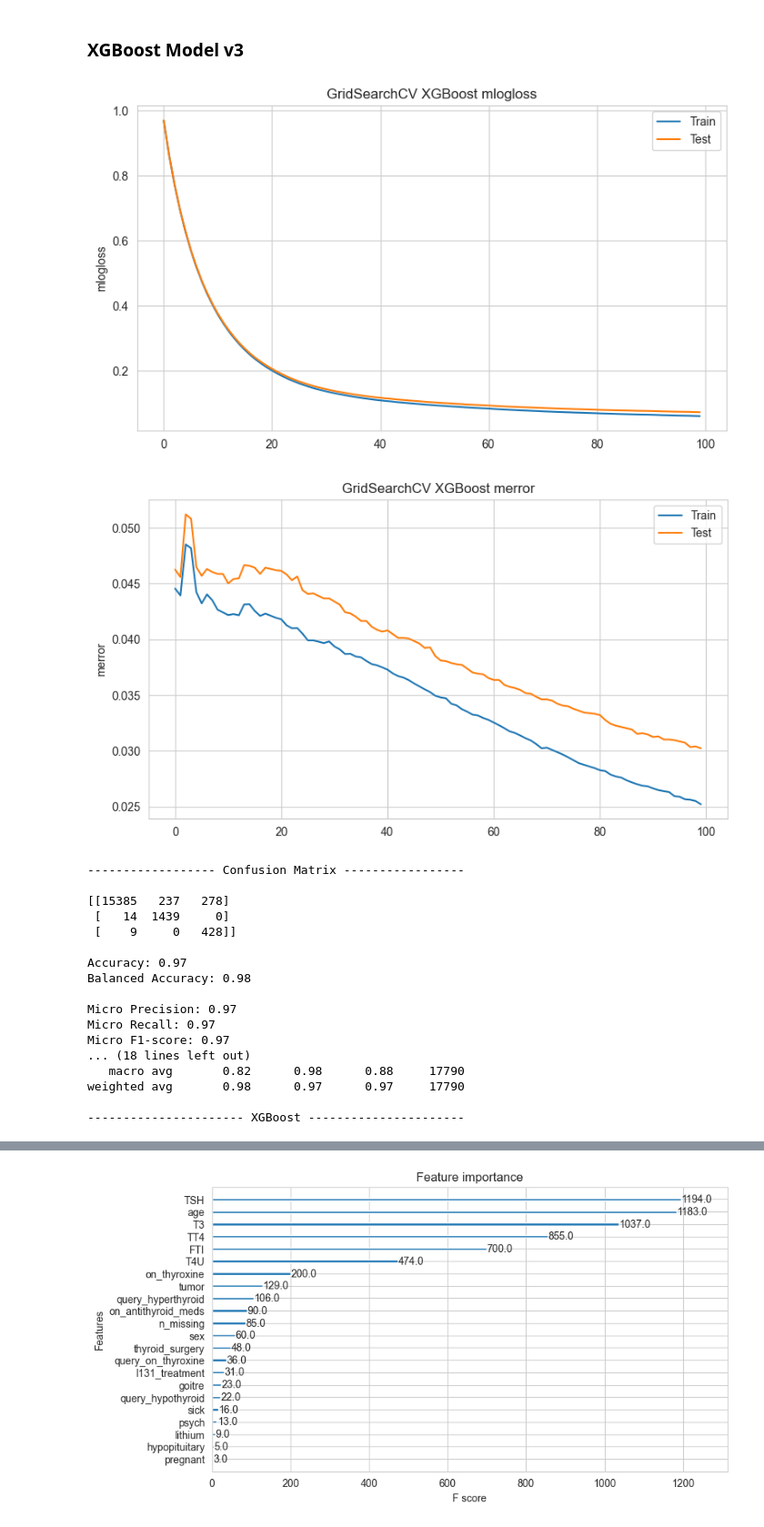
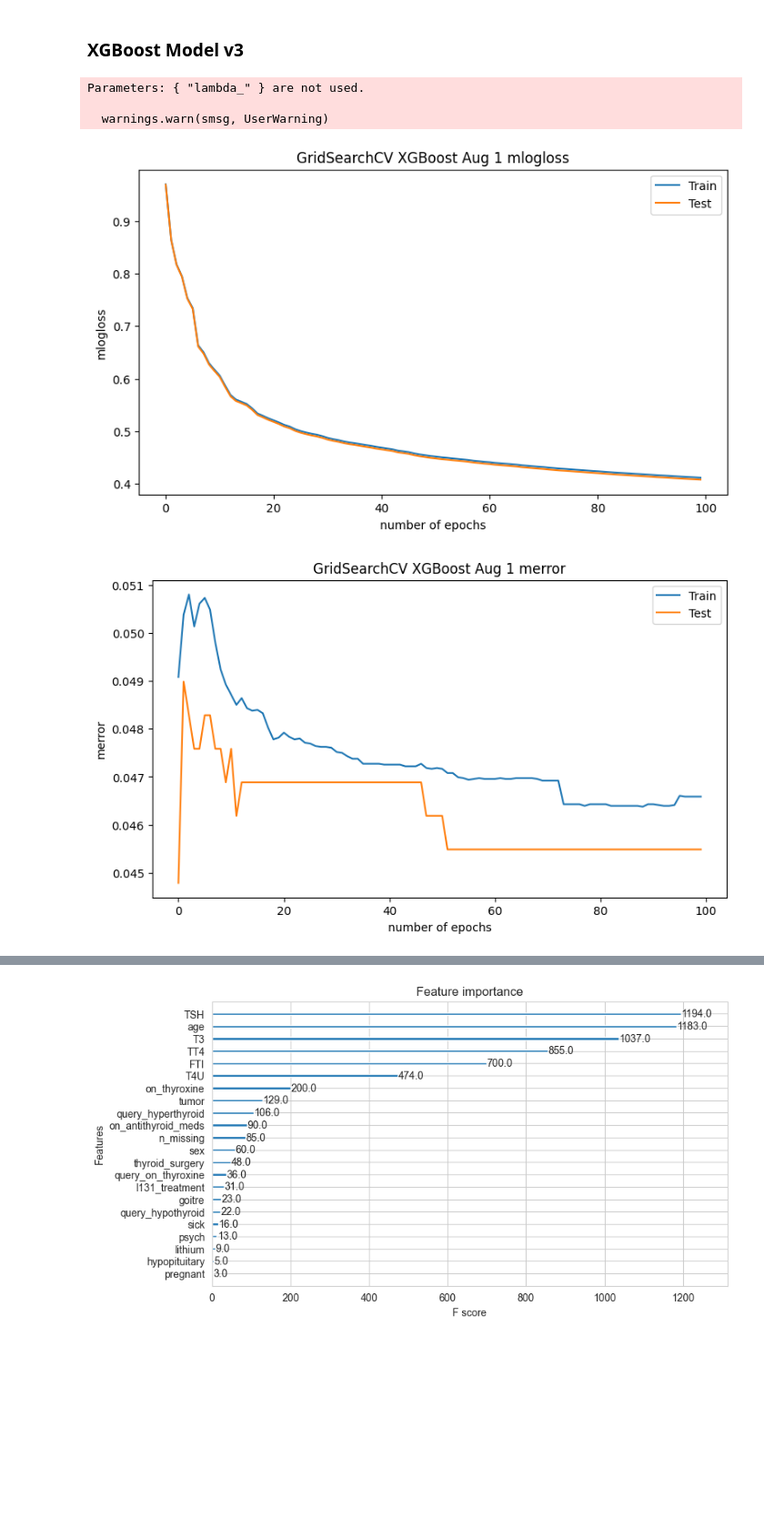
Before and after one commit to KiranPills/ML, a Jupyter notebook: xgboost-multi-class-classification-updated.ipynb, the cells around one changed output, grey strips where cells are left out. Shown at 91% size. Drawn from its saved outputs; the diff is of its cells as text; code cells hidden in the pictures; blank space fills up the shorter version.

Commit message:
updated code for all model versions (change the names of the graphs depending on how you run it!)

```diff
--- a/xgboost-multi-class-classification-updated.ipynb
+++ b/xgboost-multi-class-classification-updated.ipynb
@@ -817,7 +824,7 @@ weighted avg       0.99      0.99      0.99      7142
 # balancing 'target' class weights
 sample_weights = compute_sample_weight(
     class_weight='balanced',
-    y=y_train)
+    y=y_train_augmented)
 
 # declaring and fitting xgb classifier
 xgb_clf = xgb.XGBClassifier(objective='multi:softmax',
@@ -831,12 +838,17 @@ xgb_clf = xgb.XGBClassifier(objective='multi:softmax',
                             #colsample_bytree=0.3, # tried but not ideal
                             early_stopping_rounds=10,
                             eval_metric=['merror','mlogloss'],
-                            seed=42)
-xgb_clf.fit(X_train,
-            y_train,
+                            seed=42,
+                             booster='dart',  # Use DART (dropout for boosting)
+                            rate_drop=0.2,   # Dropout rate for trees
+                            one_drop=1,
+                            alpha=0.5,     # Ensures at least one tree is dropped per iteration
+                            lambda_=1.0  )
+xgb_clf.fit(X_train_augmented,
+            y_train_augmented,
             verbose=0, # set to 1 to see xgb training round intermediate results
             sample_weight=sample_weights, # class weights to combat unbalanced 'target'
-            eval_set=[(X_train, y_train), (X_test, y_test)])
+            eval_set=[(X_train_augmented, y_train_augmented), (X_test_real, y_test_real)])
 
 # preparing evaluation metric plots
 results = xgb_clf.evals_result()
@@ -845,65 +857,54 @@ x_axis = range(0, epochs)
 
 # xgboost 'mlogloss' plot
 fig, ax = plt.subplots(figsize=(9,5))
 ax.plot(x_axis, results['validation_0']['mlogloss'], label='Train')
 ax.plot(x_axis, results['validation_1']['mlogloss'], label='Test')
 ax.legend()
 plt.ylabel('mlogloss')
-plt.title('GridSearchCV XGBoost mlogloss')
+plt.xlabel('number of epochs')
+plt.title('GridSearchCV XGBoost Aug 1 mlogloss')
 plt.show()
 
 # xgboost 'merror' plot
 fig, ax = plt.subplots(figsize=(9,5))
 ax.plot(x_axis, results['validation_0']['merror'], label='Train')
 ax.plot(x_axis, results['validation_1']['merror'], label='Test')
 ax.legend()
 plt.ylabel('merror')
-plt.title('GridSearchCV XGBoost merror')
+plt.xlabel('number of epochs')
+plt.title('GridSearchCV XGBoost Aug 1 merror')
 plt.show()
 
 ## ---------- Model Classification Report ----------
 ## get predictions and create model quality report
 
-y_pred = xgb_clf.predict(X_test)
+y_pred = xgb_clf.predict(X_test_real)
 
 print('\n------------------ Confusion Matrix -----------------\n')
-print(confusion_matrix(y_test, y_pred))
+print(confusion_matrix(y_test_real, y_pred))
 
-print('\nAccuracy: {:.2f}'.format(accuracy_score(y_test, y_pred)))
-print('Balanced Accuracy: {:.2f}\n'.format(balanced_accuracy_score(y_test, y_pred)))
+print('\n-------------------- Key Metrics --------------------')
+print('\nAccuracy: {:.2f}'.format(accuracy_score(y_test_real, y_pred)))
+print('Balanced Accuracy: {:.2f}\n'.format(balanced_accuracy_score(y_test_real, y_pred)))
 
-print('Micro Precision: {:.2f}'.format(precision_score(y_test, y_pred, average='micro')))
-print('Micro Recall: {:.2f}'.format(recall_score(y_test, y_pred, average='micro')))
-print('Micro F1-score: {:.2f}\n'.format(f1_score(y_test, y_pred, average='micro')))
+print('Micro Precision: {:.2f}'.format(precision_score(y_test_real, y_pred, average='micro')))
+print('Micro Recall: {:.2f}'.format(recall_score(y_test_real, y_pred, average='micro')))
+print('Micro F1-score: {:.2f}\n'.format(f1_score(y_test_real, y_pred, average='micro')))
 
-print('Macro Precision: {:.2f}'.format(precision_score(y_test, y_pred, average='macro')))
-print('Macro Recall: {:.2f}'.format(recall_score(y_test, y_pred, average='macro')))
-print('Macro F1-score: {:.2f}\n'.format(f1_score(y_test, y_pred, average='macro')))
+print('Macro Precision: {:.2f}'.format(precision_score(y_test_real, y_pred, average='macro')))
+print('Macro Recall: {:.2f}'.format(recall_score(y_test_real, y_pred, average='macro')))
+print('Macro F1-score: {:.2f}\n'.format(f1_score(y_test_real, y_pred, average='macro')))
 
-print('Weighted Precision: {:.2f}'.format(precision_score(y_test, y_pred, average='weighted')))
-print('Weighted Recall: {:.2f}'.format(recall_score(y_test, y_pred, average='weighted')))
-print('Weighted F1-score: {:.2f}'.format(f1_score(y_test, y_pred, average='weighted')))
+print('Weighted Precision: {:.2f}'.format(precision_score(y_test_real, y_pred, average='weighted')))
+print('Weighted Recall: {:.2f}'.format(recall_score(y_test_real, y_pred, average='weighted')))
+print('Weighted F1-score: {:.2f}'.format(f1_score(y_test_real, y_pred, average='weighted')))
 
 print('\n--------------- Classification Report ---------------\n')
-print(classification_report(y_test, y_pred))
+print(classification_report(y_test_real, y_pred))
 print('---------------------- XGBoost ----------------------') # unnecessary fancy styling
 # %% [output]
+Parameters: { "lambda_" } are not used.
+
+  warnings.warn(smsg, UserWarning)
-[figure, old version]
+[figure, new version]
-[figure, old version]
+[figure, new version]
------------------- Confusion Matrix -----------------
-
-[[15385   237   278]
- [   14  1439     0]
- [    9     0   428]]
-
-Accuracy: 0.97
-Balanced Accuracy: 0.98
-
-Micro Precision: 0.97
-Micro Recall: 0.97
-Micro F1-score: 0.97
-... (18 lines left out)
-   macro avg       0.82      0.98      0.88     17790
-weighted avg       0.98      0.97      0.97     17790
-
----------------------- XGBoost ----------------------
```
Also changed, not shown: parts of 6 cells of this notebook.
